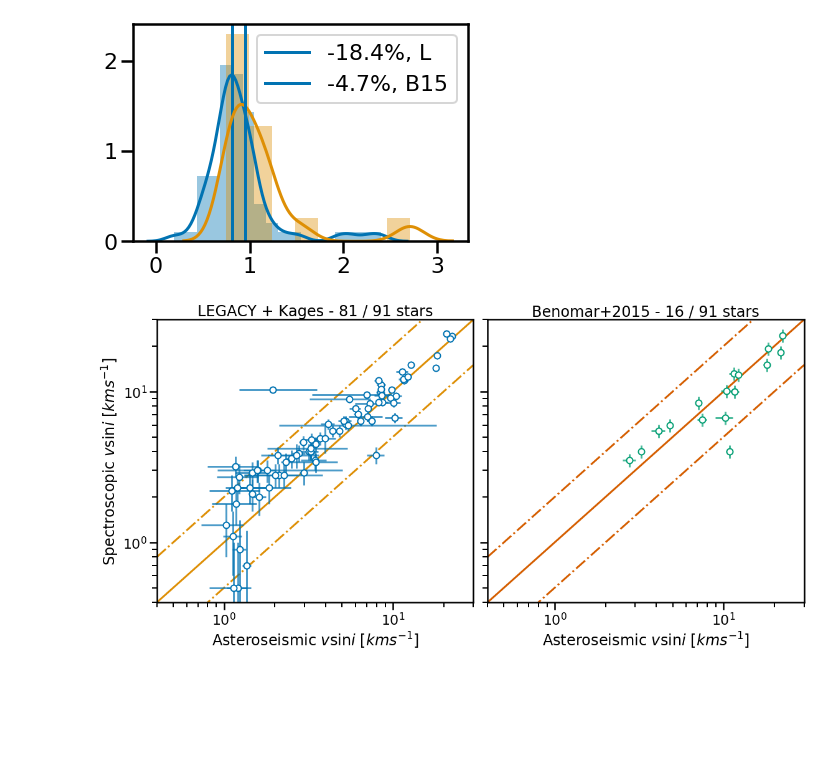
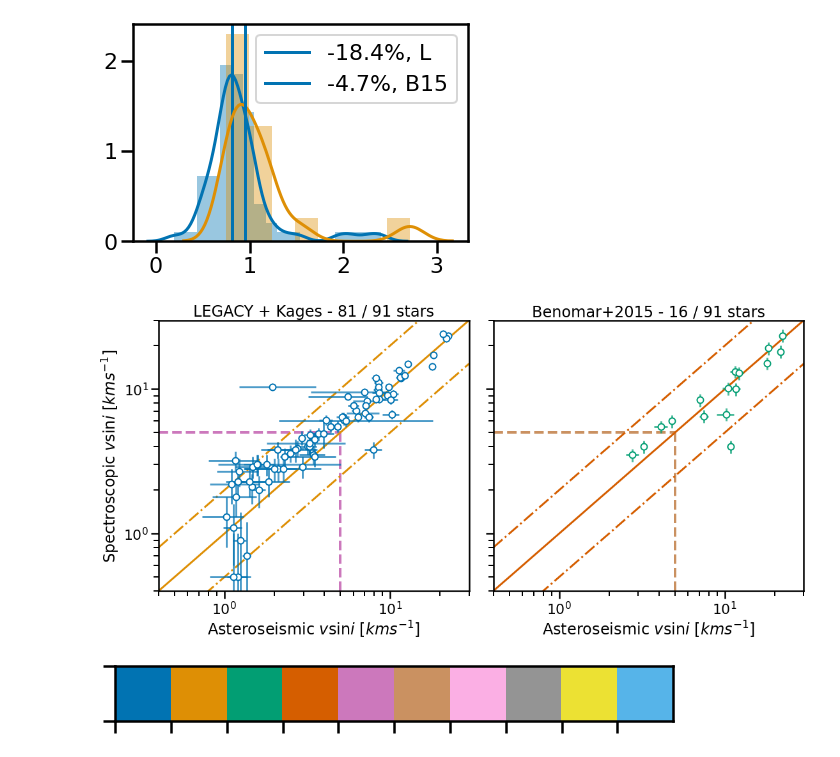
Before and after one commit to ojhall94/malatium, a Jupyter notebook: paper/spectro_comparison.ipynb, the cells around one changed output. Saved outputs shown, nothing was run; the diff lists cells and outputs as text; code cells hidden in the pictures; blank space fills up the shorter version.

Commit message:
Did some plots

```diff
--- a/paper/spectro_comparison.ipynb
+++ b/paper/spectro_comparison.ipynb
@@ -112,42 +112,51 @@ fig, (ax, ax2) = plt.subplots(1, 2, figsize=(16, 8), sharey=True, sharex=True)
 ax.scatter(ati.vsini[sel], lit.L_vsini[sel], s=100, fc='w', ec=cmap[0], zorder=3, lw=2)
 
 ax.errorbar(ati.vsini[sel], lit.L_vsini[sel],
             xerr = [ati.l_vsini[sel], ati.u_vsini[sel]], yerr = lit.e_L_vsini[sel], fmt='|', c=cmap[0], alpha=.7)
 
 ax.set_xlabel(r'Asteroseismic $v\sin i$ $[kms^{-1}]$')
 ax2.set_xlabel(r'Asteroseismic $v\sin i$ $[kms^{-1}]$')
 ax.set_ylabel(r'Spectroscopic $v\sin i$ $[kms^{-1}]$')
 
 lower=0.4
 upper = 30
 bs = np.linspace(lower, upper, 100)
-ax.plot(bs, bs, ls='-', c=cmap[1], zorder=0)
-ax.plot(bs, 2*bs, ls='-.', c=cmap[1], zorder=0)
-ax.plot(bs, 0.5*bs, ls='-.', c=cmap[1], zorder=0)
-
-ax.set_xscale('log')
-ax.set_yscale('log')
+ax.plot(bs, bs, ls='-', c=cmap[1], zorder=1)
+ax.plot(bs, 2*bs, ls='-.', c=cmap[1], zorder=1)
+ax.plot(bs, 0.5*bs, ls='-.', c=cmap[1], zorder=1)
 
 #####
 ax2.scatter(ati.vsini, lit.B_vsini, s=100, fc='w', ec=cmap[2], zorder=3, lw=2)
 
 ax2.errorbar(ati.vsini, lit.B_vsini,
             xerr = [ati.l_vsini, ati.u_vsini], yerr = lit.e_B_vsini, fmt='|', c=cmap[2], alpha=.7)
 
 bs = np.linspace(lower, upper, 100)
-ax2.plot(bs, bs, c=cmap[3], zorder=0)
-ax2.plot(bs, 2*bs, ls='-.', c=cmap[3], zorder=0)
-ax2.plot(bs, 0.5*bs, ls='-.', c=cmap[3], zorder=0)
+ax2.plot(bs, bs, c=cmap[3], zorder=1)
+ax2.plot(bs, 2*bs, ls='-.', c=cmap[3], zorder=1)
+ax2.plot(bs, 0.5*bs, ls='-.', c=cmap[3], zorder=1)
 
 ax.set_xlim(lower, upper)
 ax.set_ylim(lower, upper)
 
+ax.axvline(5, ymax=0.590, lw=4, ls='--', zorder=0, c = cmap[4])
+ax.axhline(5, xmax=0.590, lw=4, ls='--', zorder=0, c = cmap[4])
+ax2.axvline(5, ymax=0.590, lw=4, ls='--', zorder=0, c = cmap[5])
+ax2.axhline(5, xmax=0.590, lw=4, ls='--', zorder=0, c = cmap[5])
+
 ax.set_title(f'LEGACY + Kages - {len(lit[np.isfinite(lit.L_vsini)])} / {len(lit)} stars')
 ax2.set_title(f'Benomar+2015 - {len(lit[np.isfinite(lit.B_vsini)])} / {len(lit)} stars')
 
+ax.set_xscale('log')
+ax.set_yscale('log')
+
 fig.tight_layout()
-# plt.savefig('/home/oliver/Dropbox/Apps/Overleaf/Malatium/Images/vsini-comparison.pdf', bbox_inches='tight', rasterized=True)
-plt.savefig('/Users/Oliver/Dropbox/Apps/Overleaf/Malatium/Images/vsini-comparison.pdf', bbox_inches='tight', rasterized=True)
+plt.savefig('natastron/Images/vsini_comparison_new.pdf', bbox_inches='tight', rasterized=True)
 plt.show()
 # %% [output]
-[figure, old version]
+[figure, new version]
+# %%
+cmap = sns.color_palette('colorblind')
+sns.palplot(cmap)
+# %% [output]
+[figure, added]
```
Also changed, not shown: parts of 1 cell of this notebook, 3 other files.
